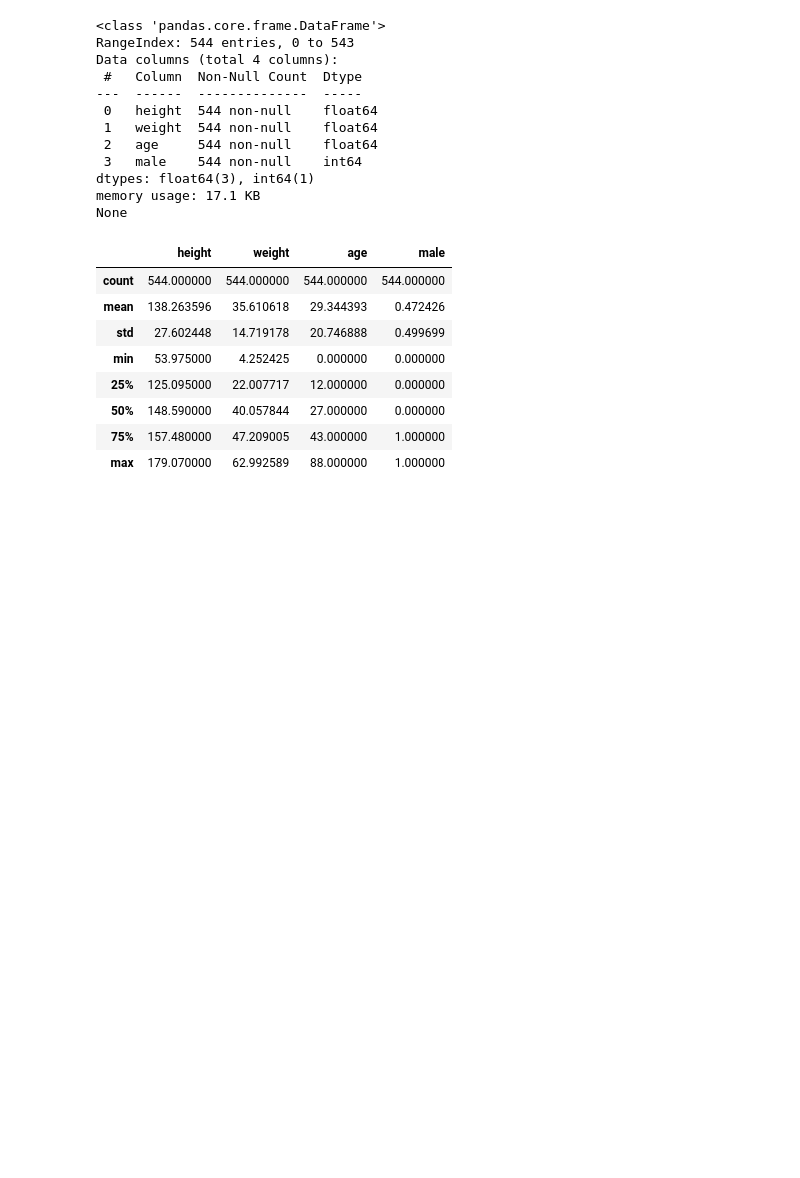
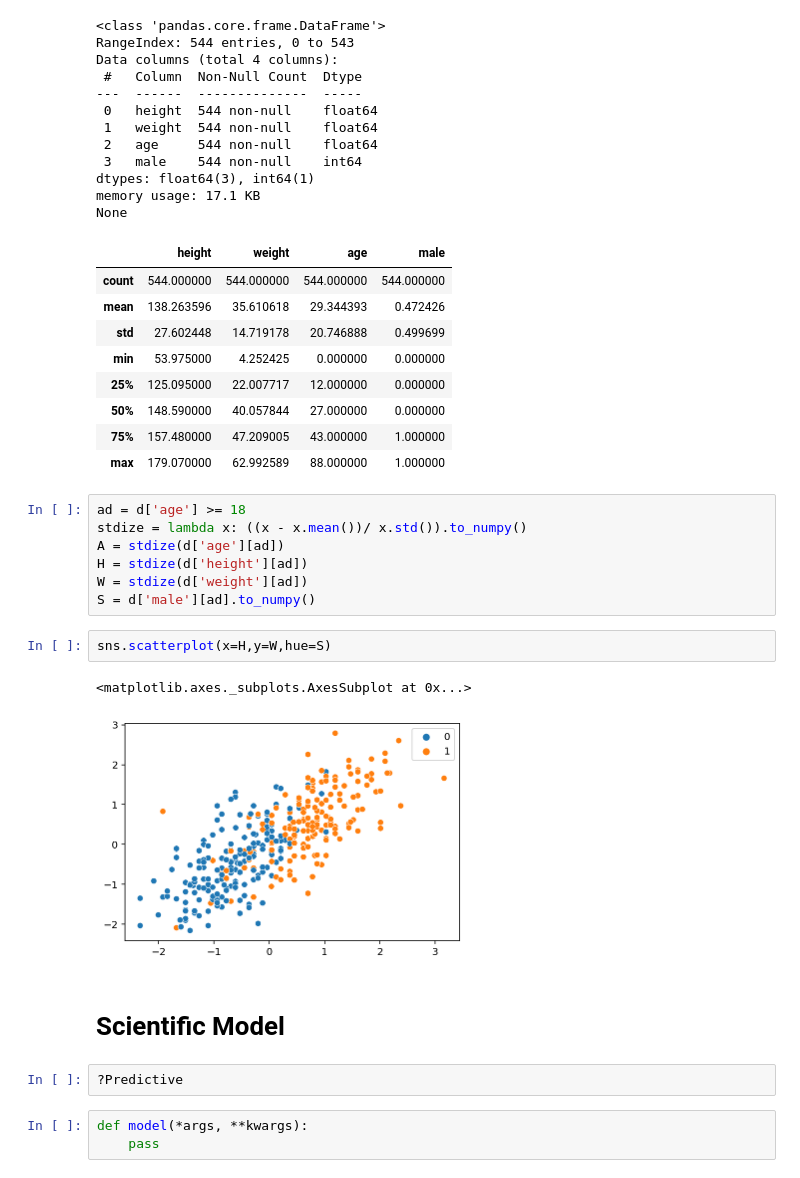
Before and after one commit to 8wgf3b/books, a Jupyter notebook: stat_rethink/Howells.ipynb, the cells around one changed output. Drawn from its saved outputs; the diff is of its cells as text; blank space fills up the shorter version.

Commit message:
init model def

```diff
--- a/stat_rethink/Howells.ipynb
+++ b/stat_rethink/Howells.ipynb
@@ -63,3 +67,22 @@ None
 | 50% | 148.590000 | 40.057844 | 27.000000 | 0.000000 |
 | 75% | 157.480000 | 47.209005 | 43.000000 | 1.000000 |
 | max | 179.070000 | 62.992589 | 88.000000 | 1.000000 |
+# %%
+ad = d['age'] >= 18
+stdize = lambda x: ((x - x.mean())/ x.std()).to_numpy()
+A = stdize(d['age'][ad])
+H = stdize(d['height'][ad])
+W = stdize(d['weight'][ad])
+S = d['male'][ad].to_numpy()
+# %%
+sns.scatterplot(x=H,y=W,hue=S)
+# %% [output]
+<matplotlib.axes._subplots.AxesSubplot at 0x...>
+[figure, added]
+# %% [markdown]
+# Scientific Model
+# %%
+?Predictive
+# %%
+def model(*args, **kwargs):
+    pass
```
Also changed, not shown: parts of 1 cell of this notebook.
